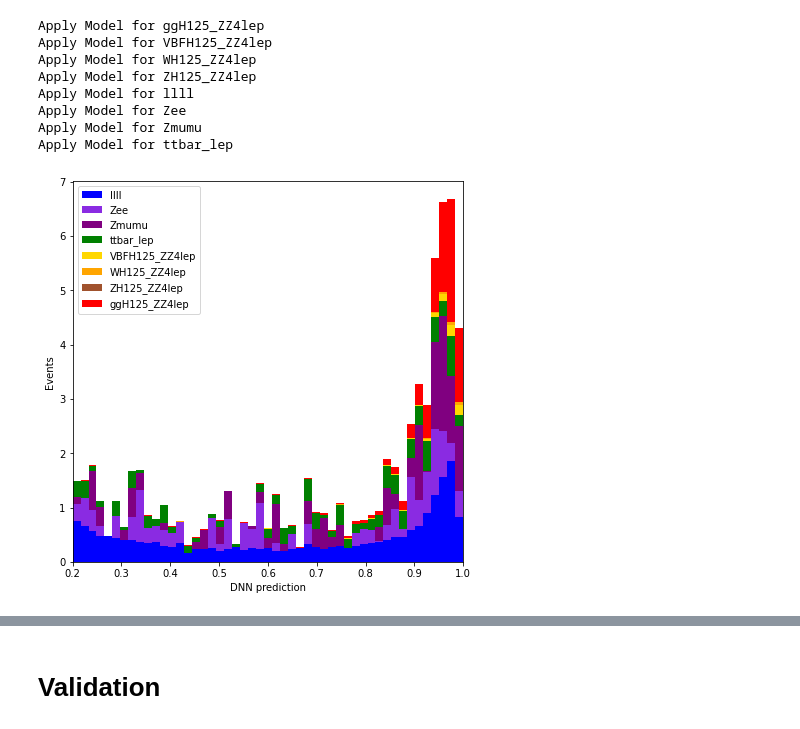
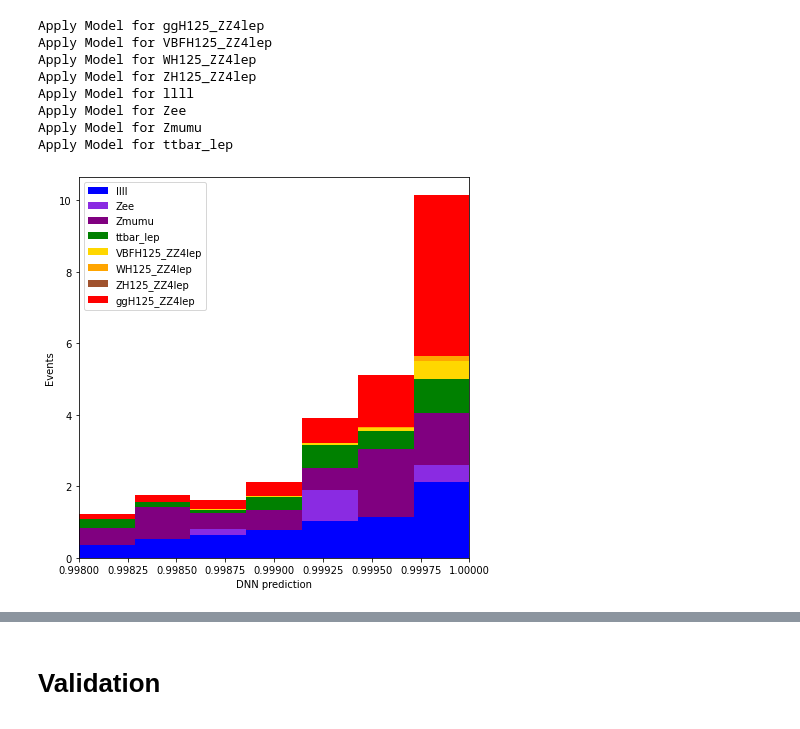
Before and after one commit to MaxStange1005/ATLAS-OpenData-Higgs-NeuralNetworks, a Jupyter notebook: machine_learning.ipynb, the cells around one changed output, grey strips where cells are left out. Saved outputs shown, nothing was run; the diff lists cells and outputs as text; code cells hidden in the pictures.

Commit message:
split in branches

```diff
--- a/machine_learning.ipynb
+++ b/machine_learning.ipynb
@@ -343,6 +373,6 @@ fit_history = model.fit(train_values, train_classification, sample_weight=np.abs
 # %%
 for model_name in models:
     print(f'Start training for {model_name}:')
-    history = models[model_name]['model'].fit(train_values, train_classification, sample_weight=np.abs(train_weights_reweighted), validation_data=(test_values, test_classification, np.abs(test_weights_reweighted)), callbacks=[early_stopping], epochs=40)
+    history = models[model_name]['model'].fit(train_values, train_classification, sample_weight=train_weights_reweighted, validation_data=(test_values, test_classification, test_weights_reweighted), callbacks=[early_stopping], epochs=40)
     models[model_name]['history'] = history
 # %% [output]
@@ -399,0 +440,20 @@ evaluated dnn_10_400: [0.0002415304702312614, 0.9278346]
+# %%
+import seaborn as sns
+
+evaluation_full = {'n_layers': [], 'n_nodes': [], 'test_loss': [], 'test_accuracy': [], 'test/train_loss': []}
+
+for model_name in models:
+    n_layers = int(model_name.split('_')[1])
+    n_nodes = int(model_name.split('_')[2])
+    evaluation_full['n_layers'].append(n_layers)
+    evaluation_full['n_nodes'].append(n_nodes)
+    evaluation_full['test_loss'].append(models[model_name]['test_evaluation'][0])
+    evaluation_full['test_accuracy'].append(models[model_name]['test_evaluation'][1])
+    evaluation_full['test/train_loss'].append(models[model_name]['test_evaluation'][0]/models[model_name]['train_evaluation'][0])
+
+for eval in ['test_loss', 'test_accuracy', 'test/train_loss']:
+    evaluation_full_df = pd.DataFrame(evaluation_full)
+    pivot = evaluation_full_df.pivot(index='n_layers', columns='n_nodes', values=eval)
+    sns.heatmap(pivot, cbar_kws={'label': eval}, cmap='crest')
+    plt.title(eval)
+    plt.show()
@@ -402,2 +466,18 @@ evaluated dnn_10_400: [0.0002415304702312614, 0.9278346]
 # %%
 from sklearn import metrics
+# %%
+for model_name in models:
+    # ROC curve
+    test_prediction = models[model_name]['model'].predict(test_values)
+    fpr, tpr, thresholds = metrics.roc_curve(test_classification, test_prediction, sample_weight=test_weights_reweighted)
+    roc_auc = metrics.auc(fpr, tpr)
+    models[model_name]['roc_auc'] = roc_auc
+
+    # evaluate model
+    train_evaluation = models[model_name]['model'].evaluate(train_values,  train_classification, sample_weight=train_weights_reweighted, verbose=2)
+    test_evaluation = models[model_name]['model'].evaluate(test_values,  test_classification, sample_weight=test_weights_reweighted, verbose=2)
+    models[model_name]['train_evaluation'] = train_evaluation
+    models[model_name]['test_evaluation'] = test_evaluation
+
+
+    print(f'{model_name}: \tROC = {round(roc_auc, 3)} \ttest_loss = {round(test_evaluation[0],8)} \ttest_acc = {round(test_evaluation[1]*100,1)}% \ttest/train_loss = {round(test_evaluation[0]/train_evaluation[0],1)}')
@@ -425,7 +537,7 @@ for sample in sample_list_signal + sample_list_background:
     print(f'Apply Model for {sample}')
     # Get the values to apply the model
     data_frame_values = data_frames[sample][training_variables]
-    prediction = model.predict(data_frame_values)
+    prediction = models['dnn_4_100']['model'].predict(data_frame_values)
 
     # Convert prediction to array
     prediction = [element[0] for element in prediction]
@@ -444,12 +556,12 @@ Apply Model for ttbar_lep
 # %%
 # Investigate DDN Prediction
 var_lep1_pt = {'variable': 'dnn_prediction',
-               'binning': np.linspace(0.2, 1, 50),
+               'binning': np.linspace(0.998, 1, 8),
                'xlabel': 'DNN prediction'}
 
 common.plot_hist_sum(var_lep1_pt, data_frames)
 # %% [output]
-[figure, old version]
+[figure, new version]
 # %%
 # Create a copy of the data frame
 apply_dnn_data_frames = data_frames.copy()
```
Also changed, not shown: parts of 16 cells of this notebook.
